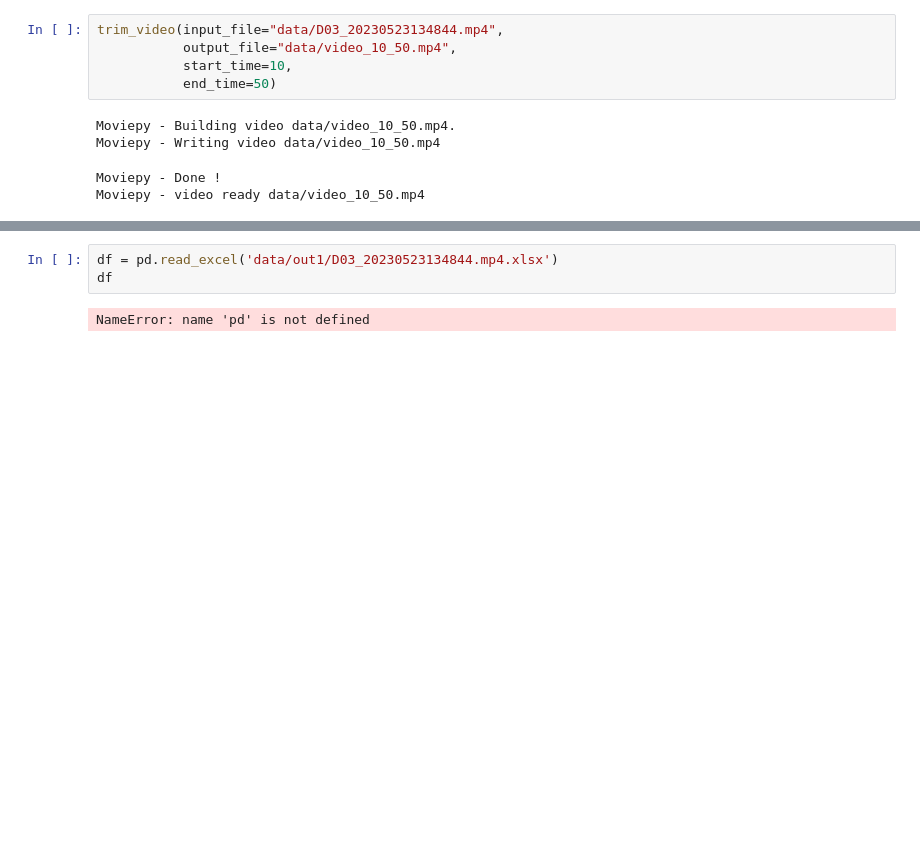
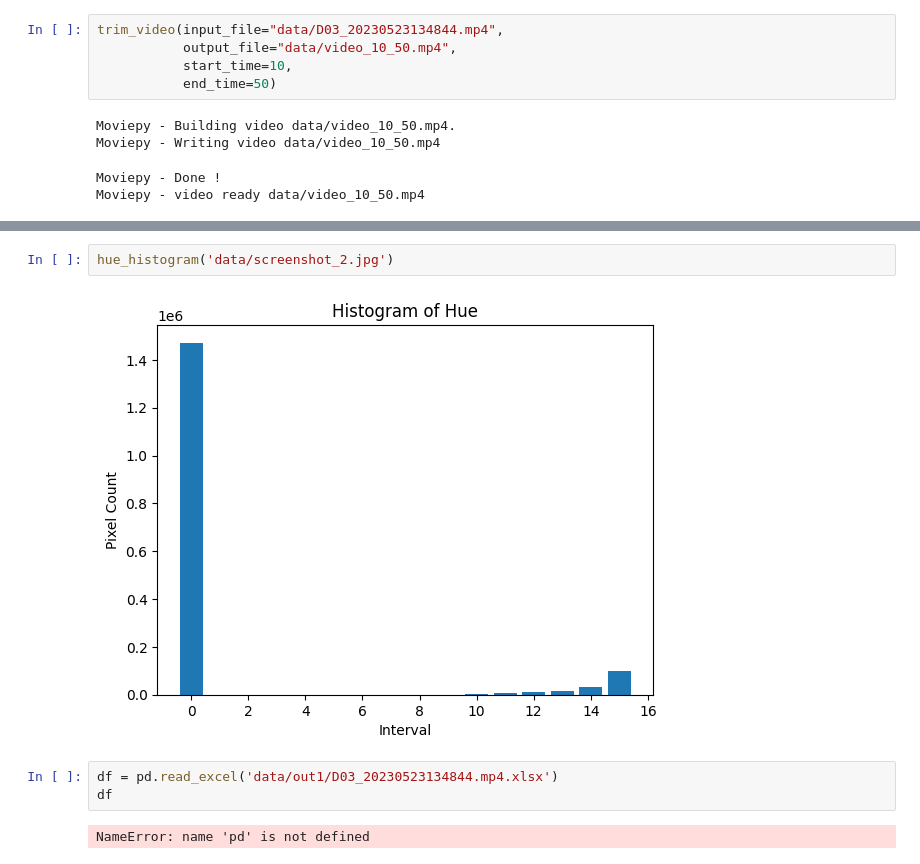
Before and after one commit to Syrenny/chicken_entropy, a Jupyter notebook: test.ipynb, the cells around one changed output, grey strips where cells are left out. Saved outputs shown, nothing was run; the diff lists cells and outputs as text; blank space fills up the shorter version.

```diff
--- a/test.ipynb
+++ b/test.ipynb
@@ -197,3 +192,7 @@ Video("data/out1/binary.mp4", width=800, height=450)
+# %%
+hue_histogram('data/screenshot_2.jpg')
+# %% [output]
+[figure, added]
 # %%
 df = pd.read_excel('data/out1/D03_20230523134844.mp4.xlsx')
 df
```
Also changed, not shown: parts of 7 cells of this notebook.
